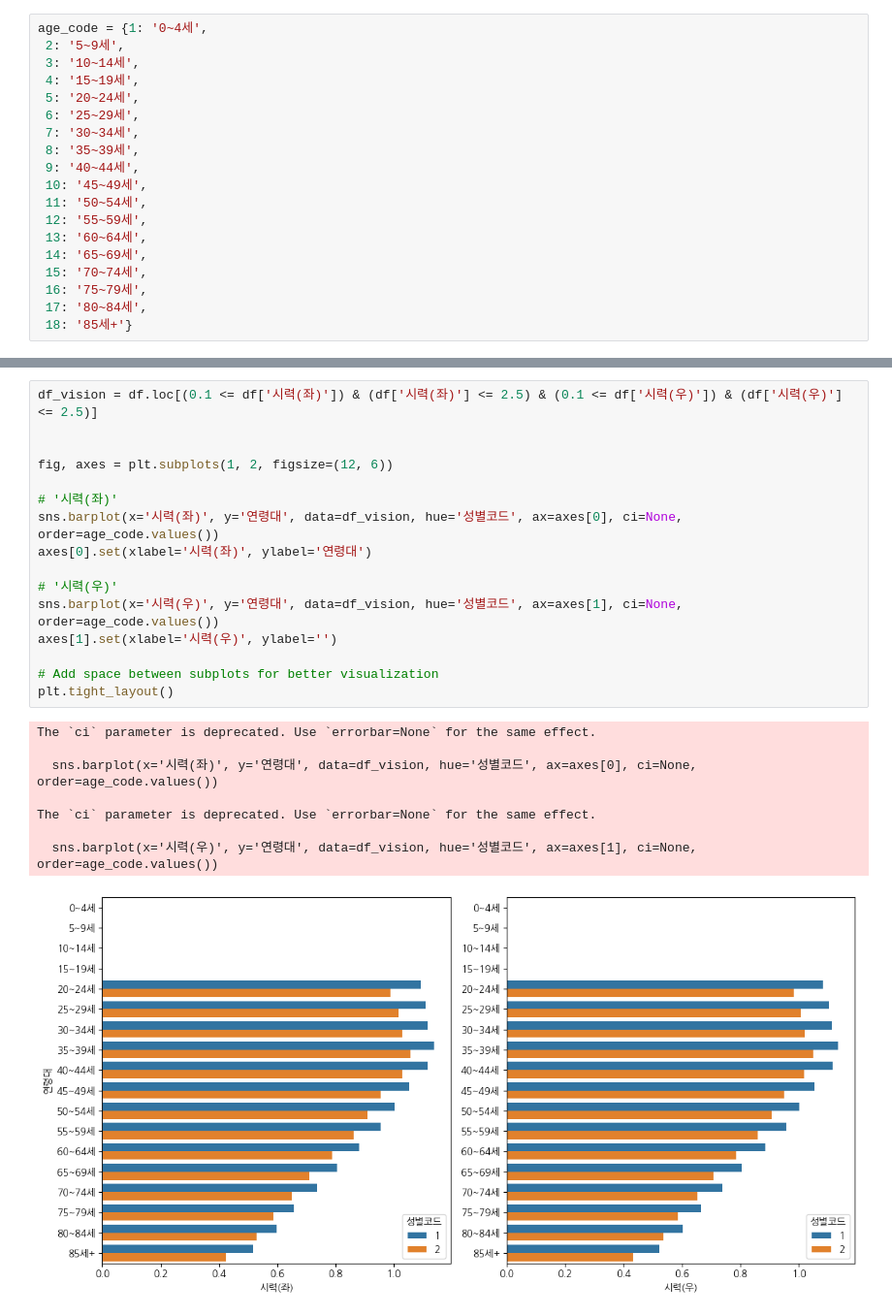
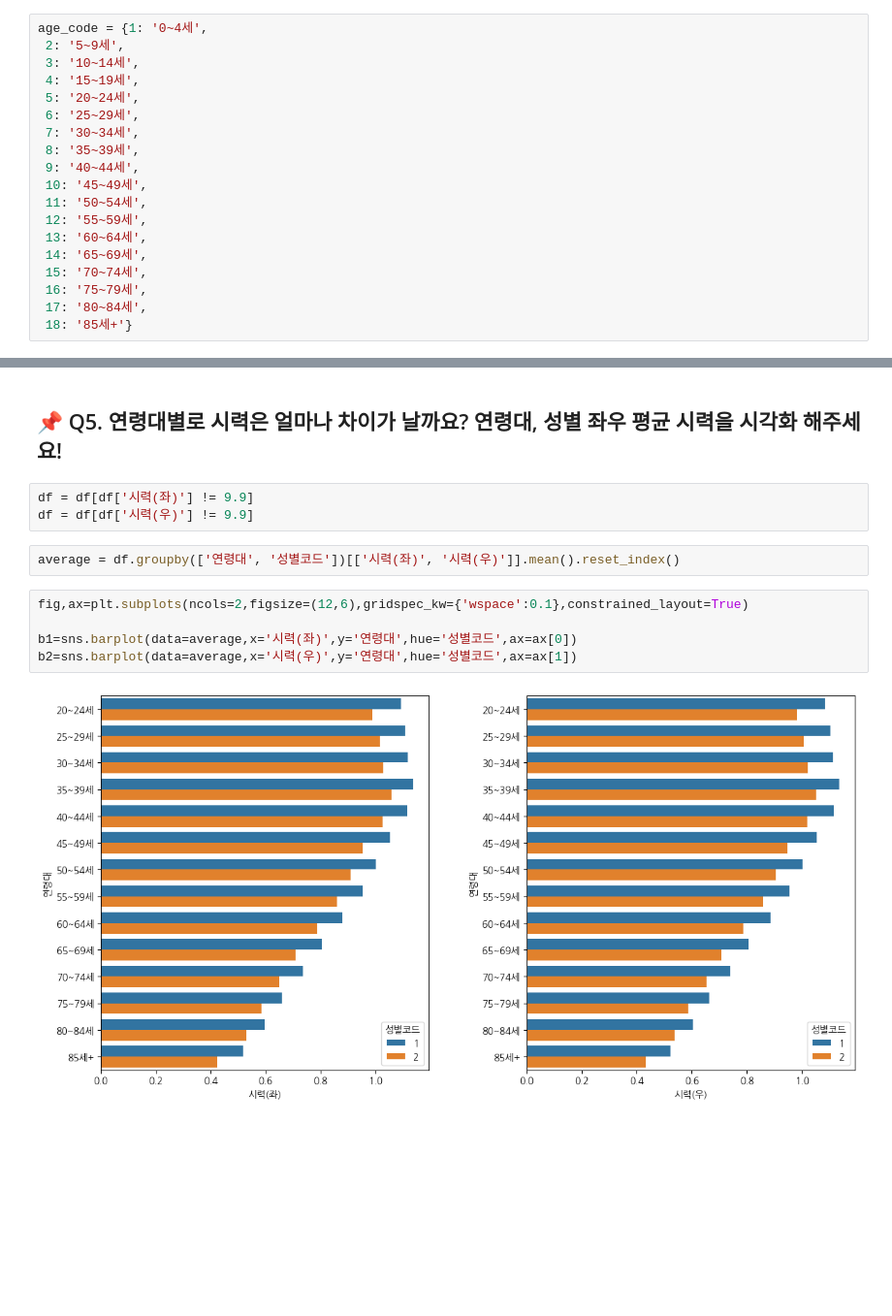
Before and after one commit to MinwooPyeon/Coaching_study_13_Data_Science_2023, a Jupyter notebook: 미션 3.ipynb, the cells around one changed output, grey strips where cells are left out. Shown: that part at 97% size. Drawn from its saved outputs; the diff is of its cells as text; blank space fills up the shorter version.

```diff
--- a/미션 3.ipynb
+++ b/미션 3.ipynb
@@ -133,25 +124,14 @@ sns.lmplot(data=df_120, x="총콜레스테롤", y="감마지티피", hue='음주
-# %%
-df_vision = df.loc[(0.1 <= df['시력(좌)']) & (df['시력(좌)'] <= 2.5) & (0.1 <= df['시력(우)']) & (df['시력(우)'] <= 2.5)]
-
-
-fig, axes = plt.subplots(1, 2, figsize=(12, 6))
-
-# '시력(좌)'
-sns.barplot(x='시력(좌)', y='연령대', data=df_vision, hue='성별코드', ax=axes[0], ci=None, order=age_code.values())
-axes[0].set(xlabel='시력(좌)', ylabel='연령대')
-
-# '시력(우)'
-sns.barplot(x='시력(우)', y='연령대', data=df_vision, hue='성별코드', ax=axes[1], ci=None, order=age_code.values())
-axes[1].set(xlabel='시력(우)', ylabel='')
-
-# Add space between subplots for better visualization
-plt.tight_layout()
-# %% [output]
-The `ci` parameter is deprecated. Use `errorbar=None` for the same effect.
-
-  sns.barplot(x='시력(좌)', y='연령대', data=df_vision, hue='성별코드', ax=axes[0], ci=None, order=age_code.values())
-
-The `ci` parameter is deprecated. Use `errorbar=None` for the same effect.
-
-  sns.barplot(x='시력(우)', y='연령대', data=df_vision, hue='성별코드', ax=axes[1], ci=None, order=age_code.values())
-[figure, removed]
+# %% [markdown]
+## 📌 Q5. 연령대별로 시력은 얼마나 차이가 날까요? 연령대, 성별 좌우 평균 시력을 시각화 해주세요!
+# %%
+df = df[df['시력(좌)'] != 9.9]
+df = df[df['시력(우)'] != 9.9]
+# %%
+average = df.groupby(['연령대', '성별코드'])[['시력(좌)', '시력(우)']].mean().reset_index()
+# %%
+fig,ax=plt.subplots(ncols=2,figsize=(12,6),gridspec_kw={'wspace':0.1},constrained_layout=True)
+
+b1=sns.barplot(data=average,x='시력(좌)',y='연령대',hue='성별코드',ax=ax[0])
+b2=sns.barplot(data=average,x='시력(우)',y='연령대',hue='성별코드',ax=ax[1])
+# %% [output]
+[figure, added]
```
Also changed, not shown: parts of 20 cells of this notebook, 2 other files.
